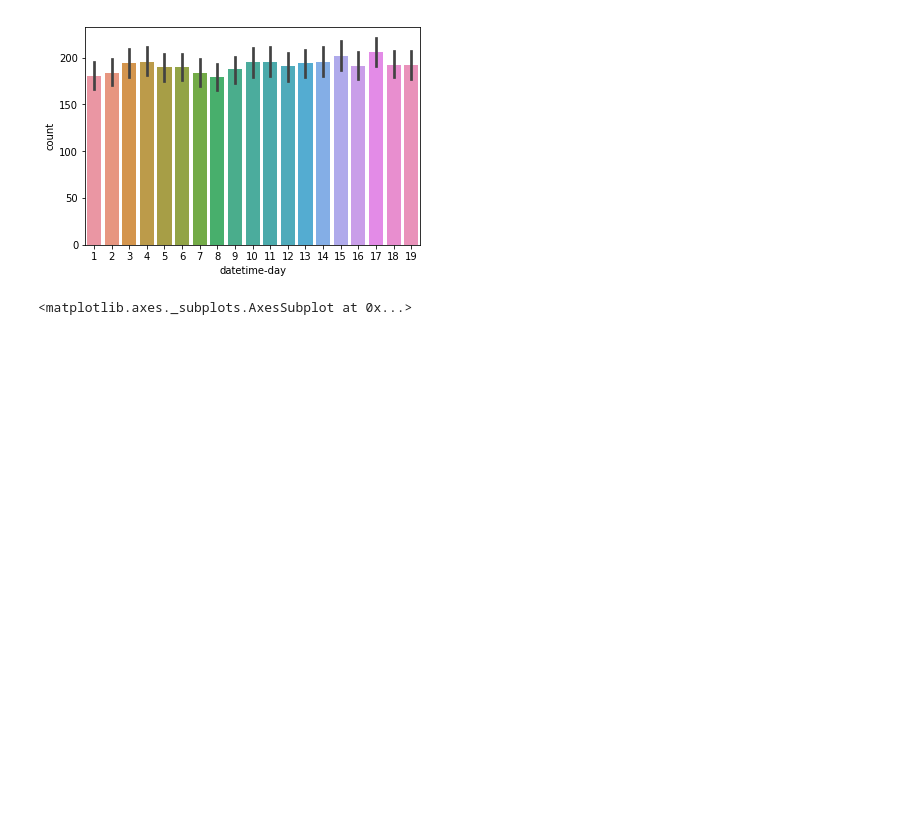
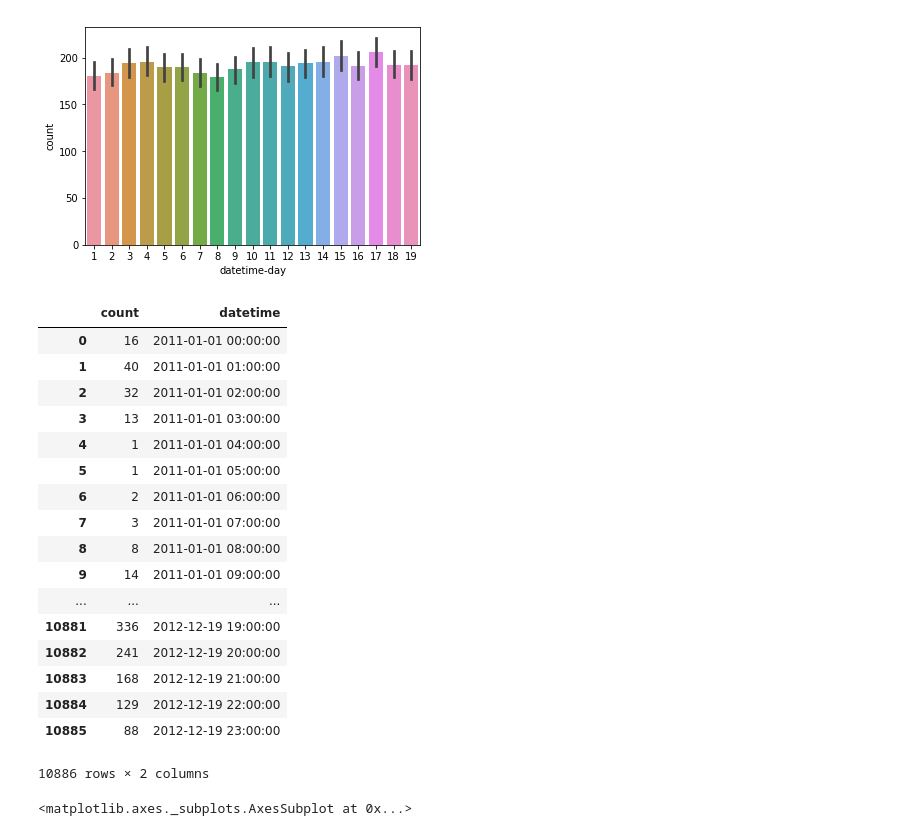
Before and after one commit to sungeunDev/DSSchool_Study, a Jupyter notebook: lectureMaterials/week_3/week3_bike_sharing.ipynb, the cells around one changed output. Drawn from its saved outputs; the diff is of its cells as text; code cells hidden in the pictures; blank space fills up the shorter version.

```diff
--- a/lectureMaterials/week_3/week3_bike_sharing.ipynb
+++ b/lectureMaterials/week_3/week3_bike_sharing.ipynb
@@ -175,6 +175,27 @@ sns.barplot(data=train, x="datetime-day", y="count")
 # %% [output]
 <matplotlib.axes._subplots.AxesSubplot at 0x...>
 [figure]
+# %%
+train[["count", "datetime"]]
+# %% [output]
+|  | count | datetime |
+| 0 | 16 | 2011-01-01 00:00:00 |
+| 1 | 40 | 2011-01-01 01:00:00 |
+| 2 | 32 | 2011-01-01 02:00:00 |
+| 3 | 13 | 2011-01-01 03:00:00 |
+| 4 | 1 | 2011-01-01 04:00:00 |
+| 5 | 1 | 2011-01-01 05:00:00 |
+| 6 | 2 | 2011-01-01 06:00:00 |
+| 7 | 3 | 2011-01-01 07:00:00 |
+| 8 | 8 | 2011-01-01 08:00:00 |
+| 9 | 14 | 2011-01-01 09:00:00 |
+| ... | ... | ... |
+| 10881 | 336 | 2012-12-19 19:00:00 |
+| 10882 | 241 | 2012-12-19 20:00:00 |
+| 10883 | 168 | 2012-12-19 21:00:00 |
+| 10884 | 129 | 2012-12-19 22:00:00 |
+| 10885 | 88 | 2012-12-19 23:00:00 |
+10886 rows × 2 columns
 # %%
 sns.barplot(data=train, x="datetime-hour", y="count")
 # %% [output]
```
Also changed, not shown: 8 other files.
